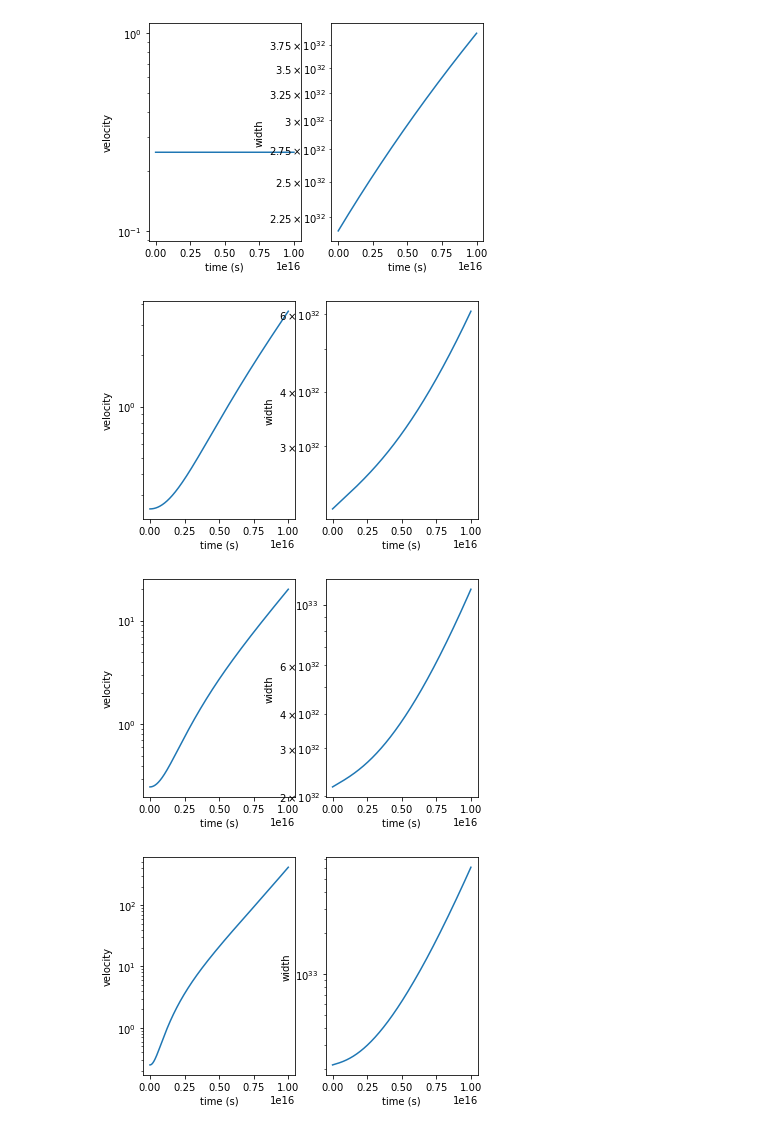
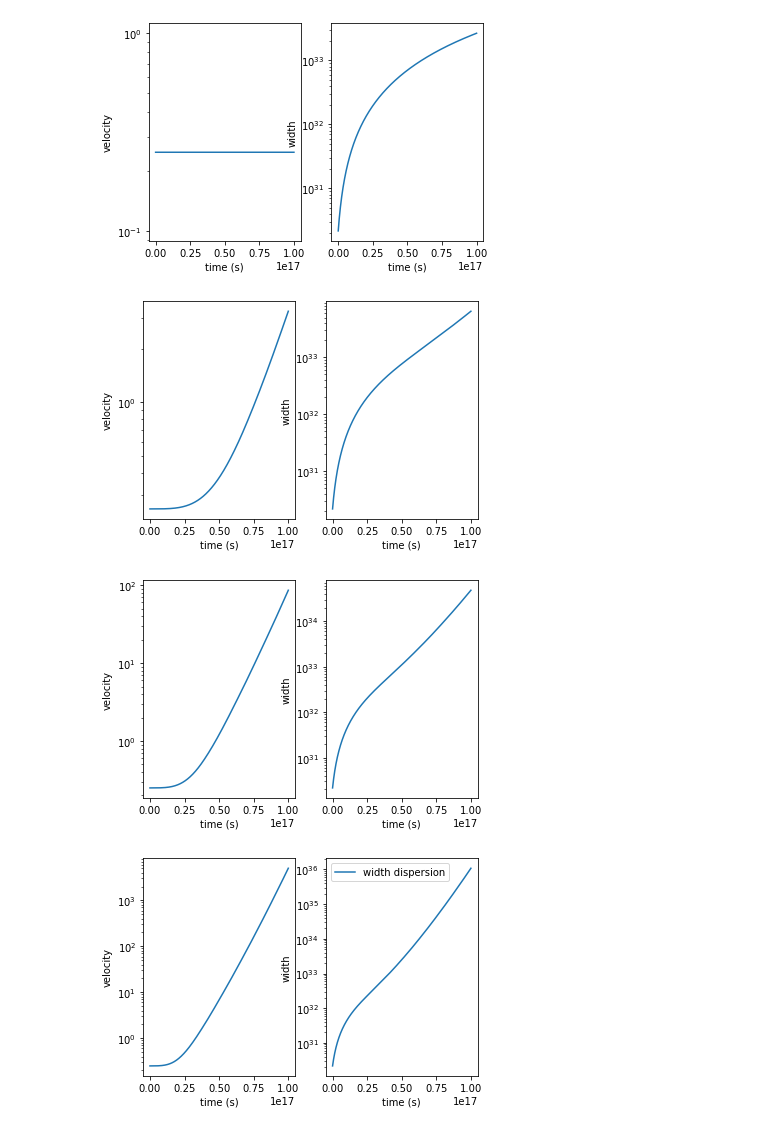
Before and after one commit to Mucephie/Explore-Zwei-Streamers, a Jupyter notebook: Final Explore Code .ipynb, the cells around one changed output. Cells and saved outputs as stored; diff of their text form; code cells hidden in the pictures.

```diff
--- a/Final Explore Code .ipynb
+++ b/Final Explore Code .ipynb
@@ -85,8 +85,7 @@ print('stream DM density: ', rho)
 print('local density: ', nfwp.density(8.8 * un.kpc))
 nfwp.set_200()
 print('mass: ', (nfwp.m_200 / 10**11).value[0], ' x 10^11 Msun, radius: ',  nfwp.r_200.value[0], ' kpc')
-t = np.linspace(0, 3*10**16, int(10E6)) # * un.Gyr cnst.G
-t = np.linspace(0, 1e16, int(1e6)) # * un.Gyr cnst.G
+t = np.linspace(0, 1e17, int(1e6)) # * un.Gyr cnst.G
 
 GG = cnst.G.to(un.pc**3 / (un.Msun * un.yr**2))
 
@@ -104,8 +103,8 @@ def f(t, y):
     return X
 
 
-for g in [.0,.05,.1, 0.25,0.5,1]:
-    sol = solve_ivp(f, [0, 1e16], [0.25,2.16e32], t_eval = t)
+for g in [.0,.002, .005, .01]:
+    sol = solve_ivp(f, [0, 1e17], [0.25,2.16e30], t_eval = t)
     velocity = sol.y[0]
     width = sol.y[1]
 
@@ -142,4 +139,4 @@ mass:  2.86130531112309  x 10^11 Msun, radius:  135.928253427261  kpc
-[figure, old version]
+[figure, new version]
-[figure, old version]
+[figure, new version]
-[figure, old version]
+[figure, new version]
-[figure, old version]
+[figure, new version]
```
Also changed, not shown: parts of 1 cell of this notebook.
